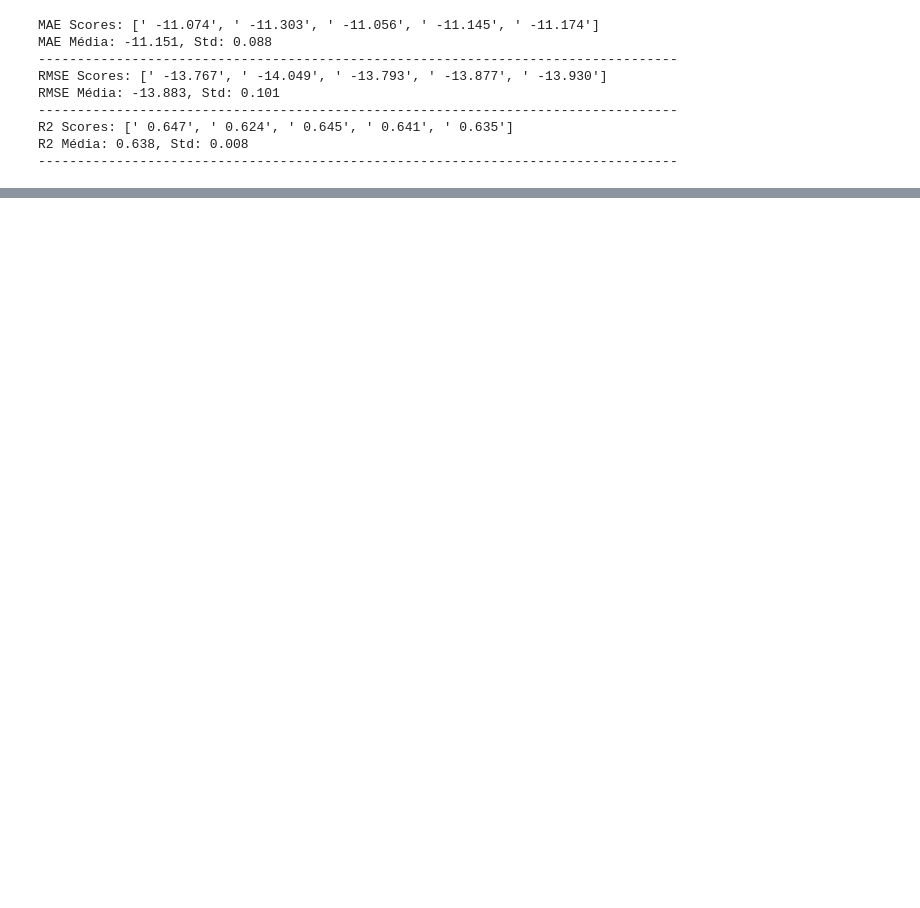
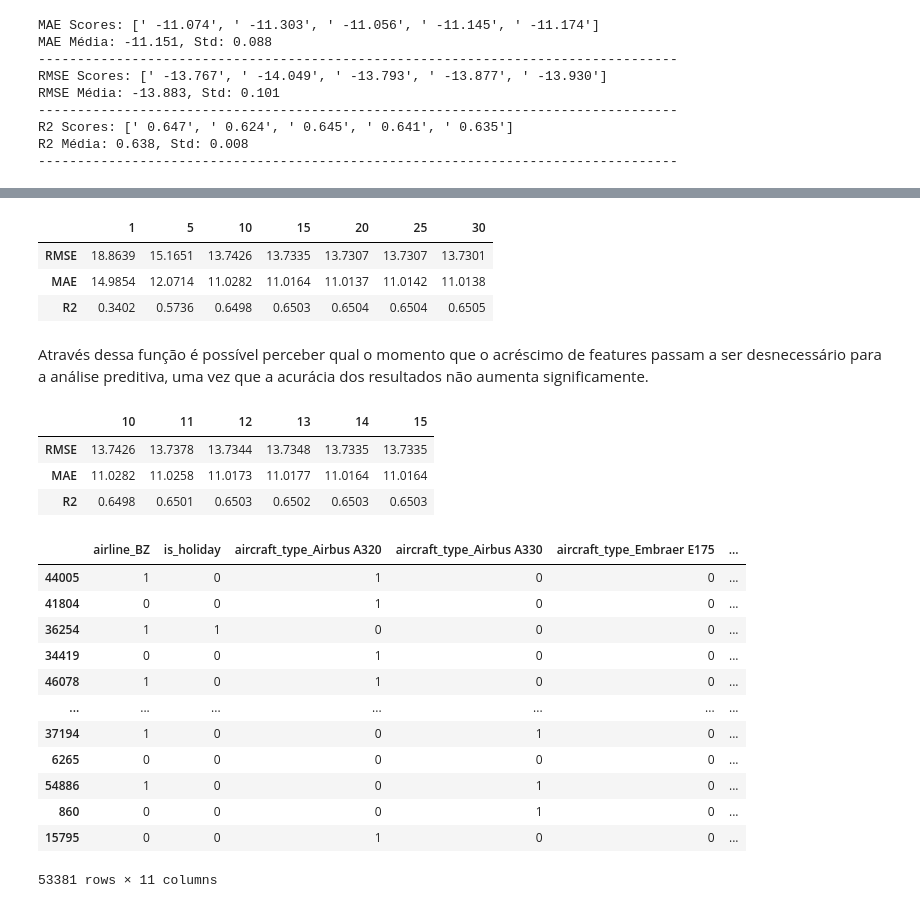
Before and after one commit to nina-rebello/flight-delay-prediction-model, a Jupyter notebook: modelo_atraso_voo.ipynb, the cells around one changed output, grey strips where cells are left out. Saved outputs shown, nothing was run; the diff lists cells and outputs as text; code cells hidden in the pictures; blank space fills up the shorter version.

```diff
--- a/modelo_atraso_voo.ipynb
+++ b/modelo_atraso_voo.ipynb
@@ -613,0 +634,6 @@ R2 Média: 0.638, Std: 0.008
+# %%
+# Visualização de uma forma mais numérica
+importances = model_rf.feature_importances_
+feature_importances = pd.DataFrame({'Features': X_train.columns, 'Importance': importances})
+feature_importances = feature_importances.sort_values(by='Importance', ascending=False)
+feature_importances
@@ -613,0 +658,70 @@ R2 Média: 0.638, Std: 0.008
+# %%
+results_df = pd.DataFrame(index=['RMSE', 'MAE', 'R2'])
+
+model_selected_features = RandomForestRegressor(random_state=42, max_depth=5)
+
+for count in [1, 5, 10, 15, 20, 25, 30]:
+  selected_features = feature_importances['Features'].values[:count]
+
+  X_train_selected = X_train[selected_features]
+  X_test_selected = X_test[selected_features]
+
+  model_selected_features.fit(X_train_selected, y_train)
+
+  y_pred = model_selected_features.predict(X_test_selected)
+
+  metricas = calcular_metricas_regressao(y_test, y_pred)
+
+  results_df[count] = list(metricas.values())
+
+results_df
+# %% [output]
+|  | 1 | 5 | 10 | 15 | 20 | 25 | 30 |
+| RMSE | 18.8639 | 15.1651 | 13.7426 | 13.7335 | 13.7307 | 13.7307 | 13.7301 |
+| MAE | 14.9854 | 12.0714 | 11.0282 | 11.0164 | 11.0137 | 11.0142 | 11.0138 |
+| R2 | 0.3402 | 0.5736 | 0.6498 | 0.6503 | 0.6504 | 0.6504 | 0.6505 |
+# %% [markdown]
+Através dessa função é possível perceber qual o momento que o acréscimo de features passam a ser desnecessário para a análise preditiva, uma vez que a acurácia dos resultados não aumenta significamente.
+# %%
+results_df = pd.DataFrame(index=['RMSE', 'MAE', 'R2'])
+
+model_selected_features = RandomForestRegressor(random_state=42, max_depth=5)
+
+for count in range(10, 16):
+  selected_features = feature_importances['Features'].values[:count]
+
+  X_train_selected = X_train[selected_features]
+  X_test_selected = X_test[selected_features]
+
+  model_selected_features.fit(X_train_selected, y_train)
+
+  y_pred = model_selected_features.predict(X_test_selected)
+
+  metricas = calcular_metricas_regressao(y_test, y_pred)
+
+  results_df[count] = list(metricas.values())
+
+results_df
+# %% [output]
+|  | 10 | 11 | 12 | 13 | 14 | 15 |
+| RMSE | 13.7426 | 13.7378 | 13.7344 | 13.7348 | 13.7335 | 13.7335 |
+| MAE | 11.0282 | 11.0258 | 11.0173 | 11.0177 | 11.0164 | 11.0164 |
+| R2 | 0.6498 | 0.6501 | 0.6503 | 0.6502 | 0.6503 | 0.6503 |
+# %%
+selected_features = feature_importances['Features'].values[:11]
+X_selected_features = X_train[selected_features]
+X_selected_features
+# %% [output]
+|  | airline_BZ | is_holiday | aircraft_type_Airbus A320 | aircraft_type_Airbus A330 | aircraft_type_Embraer E175 | ... |
+| 44005 | 1 | 0 | 1 | 0 | 0 | ... |
+| 41804 | 0 | 0 | 1 | 0 | 0 | ... |
+| 36254 | 1 | 1 | 0 | 0 | 0 | ... |
+| 34419 | 0 | 0 | 1 | 0 | 0 | ... |
+| 46078 | 1 | 0 | 1 | 0 | 0 | ... |
+| ... | ... | ... | ... | ... | ... | ... |
+| 37194 | 1 | 0 | 0 | 1 | 0 | ... |
+| 6265 | 0 | 0 | 0 | 0 | 0 | ... |
+| 54886 | 1 | 0 | 0 | 1 | 0 | ... |
+| 860 | 0 | 0 | 0 | 1 | 0 | ... |
+| 15795 | 0 | 0 | 1 | 0 | 0 | ... |
+53381 rows × 11 columns
```
Also changed, not shown: parts of 5 cells of this notebook.
